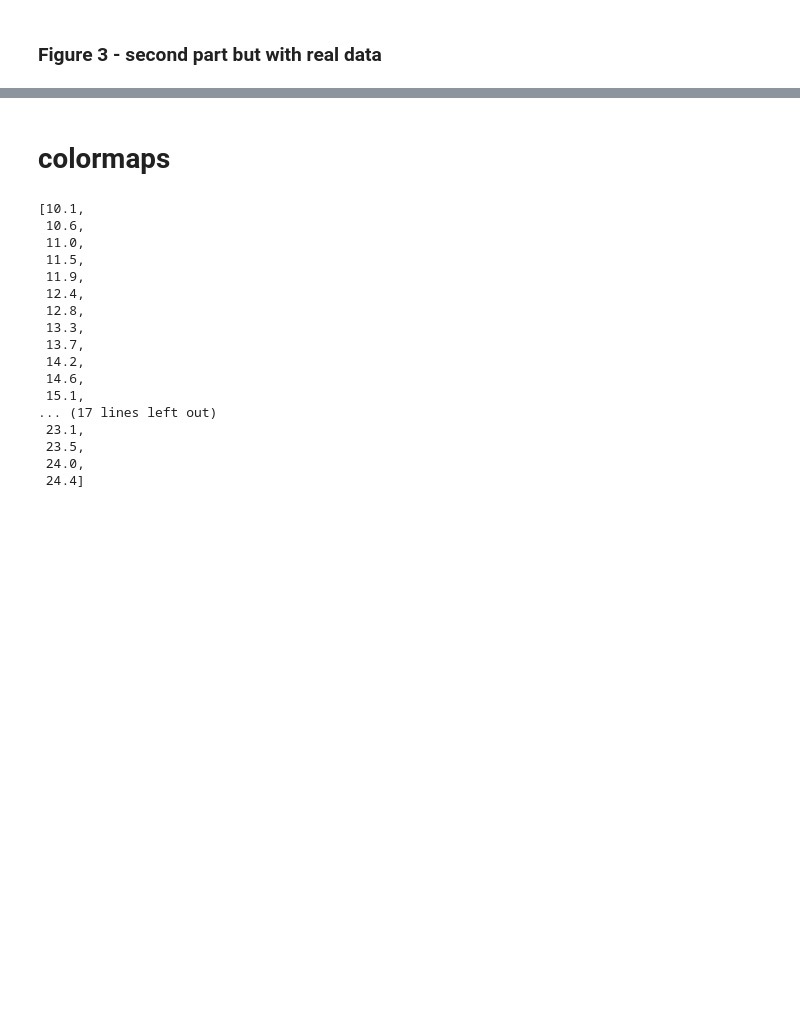
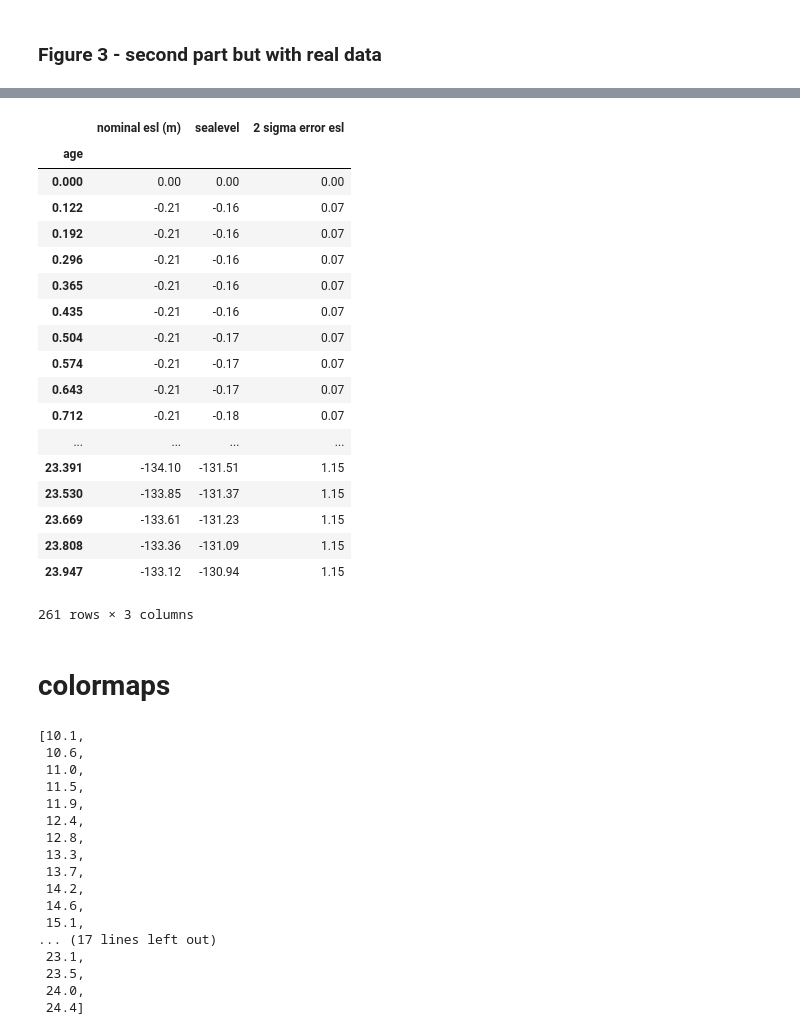
Before and after one commit to tawonque/gbr_flooding, a Jupyter notebook: resample_paperGBR.ipynb, the cells around one changed output, grey strips where cells are left out. Cells and saved outputs as stored; diff of their text form; code cells hidden in the pictures; blank space fills up the shorter version.

```diff
--- a/resample_paperGBR.ipynb
+++ b/resample_paperGBR.ipynb
@@ -1056,3 +1259,25 @@ plt.xlim(6,20)
+# %%
+sea_level_curve
+# %% [output]
+|  | nominal esl (m) | sealevel | 2 sigma error esl |
+| age |  |  |  |
+| 0.000 | 0.00 | 0.00 | 0.00 |
+| 0.122 | -0.21 | -0.16 | 0.07 |
+| 0.192 | -0.21 | -0.16 | 0.07 |
+| 0.296 | -0.21 | -0.16 | 0.07 |
+| 0.365 | -0.21 | -0.16 | 0.07 |
+| 0.435 | -0.21 | -0.16 | 0.07 |
+| 0.504 | -0.21 | -0.17 | 0.07 |
+| 0.574 | -0.21 | -0.17 | 0.07 |
+| 0.643 | -0.21 | -0.17 | 0.07 |
+| 0.712 | -0.21 | -0.18 | 0.07 |
+| ... | ... | ... | ... |
+| 23.391 | -134.10 | -131.51 | 1.15 |
+| 23.530 | -133.85 | -131.37 | 1.15 |
+| 23.669 | -133.61 | -131.23 | 1.15 |
+| 23.808 | -133.36 | -131.09 | 1.15 |
+| 23.947 | -133.12 | -130.94 | 1.15 |
+261 rows × 3 columns
 # %% [markdown]
 # colormaps
 # %%
```
Also changed, not shown: parts of 19 cells of this notebook, 6 other files.
